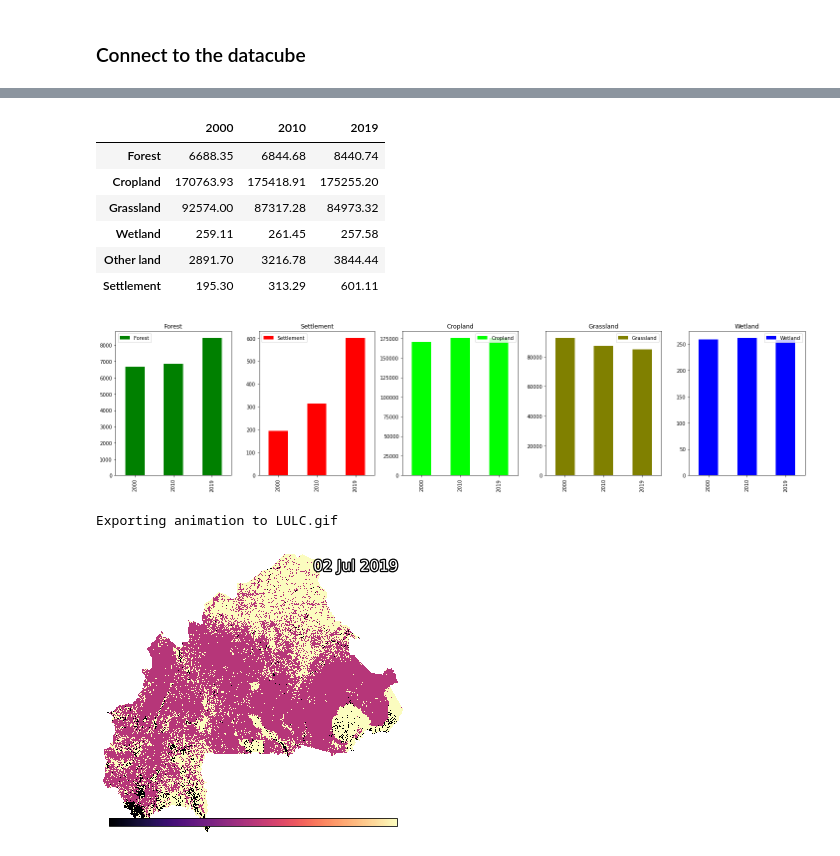
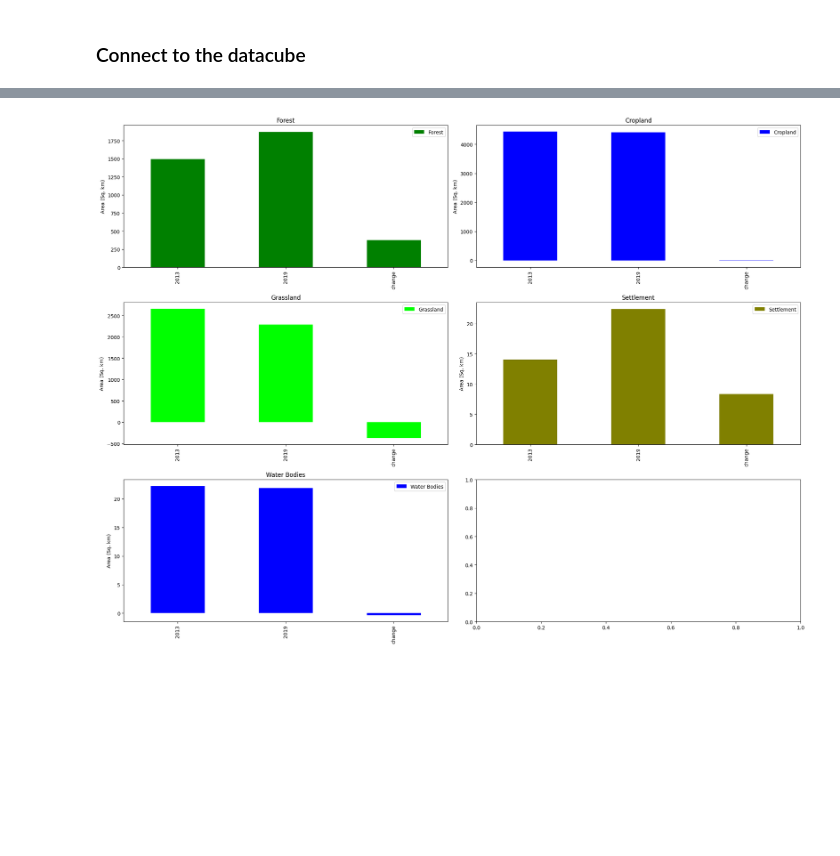
Before and after one commit to nanaboamah89/eo_notebooks, a Jupyter notebook: LULC/Landcover_Classification.ipynb, the cells around one changed output, grey strips where cells are left out. Saved outputs shown, nothing was run; the diff lists cells and outputs as text; code cells hidden in the pictures; blank space fills up the shorter version.

```diff
--- a/LULC/Landcover_Classification.ipynb
+++ b/LULC/Landcover_Classification.ipynb
@@ -121,5 +121,4 @@ We can use the numpy `np.unique` function to return the pixel count for each cla
 # %%
-ds_counts_year_1 = np.unique(ds_year_1.values, return_counts=True)
-ds_counts_year_2 = np.unique(ds_year_2.values, return_counts=True)
-ds_counts_year_3 = np.unique(ds_year_3.values, return_counts=True)
+ds_2013_counts = np.unique(ds_2013.values, return_counts=True)
+ds_2019_counts = np.unique(ds_2019.values, return_counts=True)
 # %%
@@ -134 +134,3 @@ ds_year_3_area = np.array(ds_counts_year_3[1] * area_per_pixel)
+# %%
+classess = ['Forest','Cropland','Grassland','Settlement','Water Bodies']
 # %%
@@ -177,43 +153,40 @@ fig.tight_layout()
 # %%
 data = {
-    time_1: ds_year_1_area[:-1],
-    time_2: ds_year_2_area[:-1],
-    time_3: ds_year_3_area[:-1]
+    year_1: ds_2013_counts_area,
+    year_2: ds_2019_counts_area
 }
 
-df = pd.DataFrame(data, index=ipcc_classess)
-
-df
+df = pd.DataFrame(data, index=classess)
-# %% [output]
-|  | 2000 | 2010 | 2019 |
-| Forest | 6688.35 | 6844.68 | 8440.74 |
-| Cropland | 170763.93 | 175418.91 | 175255.20 |
-| Grassland | 92574.00 | 87317.28 | 84973.32 |
-| Wetland | 259.11 | 261.45 | 257.58 |
-| Other land | 2891.70 | 3216.78 | 3844.44 |
-| Settlement | 195.30 | 313.29 | 601.11 |
+# %%
+df['change'] = df['2019']-df['2013']
 # %%
-fig,ax = plt.subplots(1, 5, figsize=(20, 5))
-df.iloc[0].plot(kind='bar', label=ipcc_classess[0], color='Green', ax=ax[0])
-ax[0].legend()
-ax[0].set_title(ipcc_classess[0])
+fig,ax = plt.subplots(3, 2, figsize=(20, 15))
 
-df.iloc[5].plot(kind='bar', label=ipcc_classess[5], color='Red', ax=ax[1])
-ax[1].legend()
-ax[1].set_title(ipcc_classess[5])
+df.iloc[0].plot(kind='bar', label=classess[0], color='Green', ax=ax[0, 0])
+ax[0, 0].legend()
+ax[0, 0].set_title(classess[0])
+ax[0, 0].set_ylabel("Area (Sq. km)")
 
-df.iloc[1].plot(kind='bar', label=ipcc_classess[1], color='lime', ax=ax[2])
-ax[2].legend()
-ax[2].set_title(ipcc_classess[1])
+df.iloc[1].plot(kind='bar', label=classess[1], color='Blue', ax=ax[0, 1])
+ax[0, 1].legend()
+ax[0, 1].set_title(classess[1])
+ax[0, 1].set_ylabel("Area (Sq. km)")
 
-df.iloc[2].plot(kind='bar', label=ipcc_classess[2], color='olive', ax=ax[3])
-ax[3].legend()
-ax[3].set_title(ipcc_classess[2])
+df.iloc[2].plot(kind='bar', label=classess[2], color='lime', ax=ax[1, 0])
+ax[1, 0].legend()
+ax[1, 0].set_title(classess[2])
+ax[1, 0].set_ylabel("Area (Sq. km)")
 
-df.iloc[3].plot(kind='bar', label=ipcc_classess[3], color='Blue', ax=ax[4])
-ax[4].legend()
-ax[4].set_title(ipcc_classess[3])
+df.iloc[3].plot(kind='bar', label=classess[3], color='olive', ax=ax[1, 1])
+ax[1, 1].legend()
+ax[1, 1].set_title(classess[3])
+ax[1, 1].set_ylabel("Area (Sq. km)")
+
+df.iloc[4].plot(kind='bar', label=classess[4], color='Blue', ax=ax[2, 0])
+ax[2, 0].legend()
+ax[2, 0].set_title(classess[4])
+ax[2, 0].set_ylabel("Area (Sq. km)")
 
 plt.tight_layout()
 # %% [output]
-[figure, old version]
+[figure, new version]
@@ -226,12 +192,0 @@ ds = xr.merge([ds_year_1, ds_year_2, ds_year_3])
-# %%
-out_path = 'LULC.gif'
-
-xr_animation(ds=ds,
-             output_path=out_path,
-             interval=1000,
-             bands=['LULC'],
-             width_pixels=300,
-             annotation_kwargs={'fontsize': 15})
-# %% [output]
-Exporting animation to LULC.gif
-[figure, removed]
```
Also changed, not shown: parts of 26 cells of this notebook.
